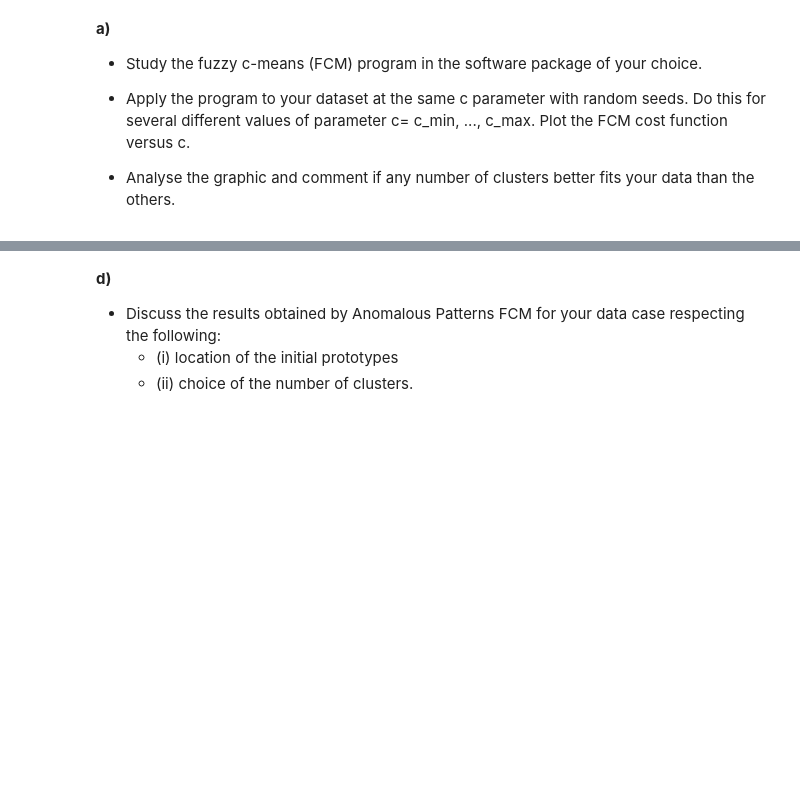
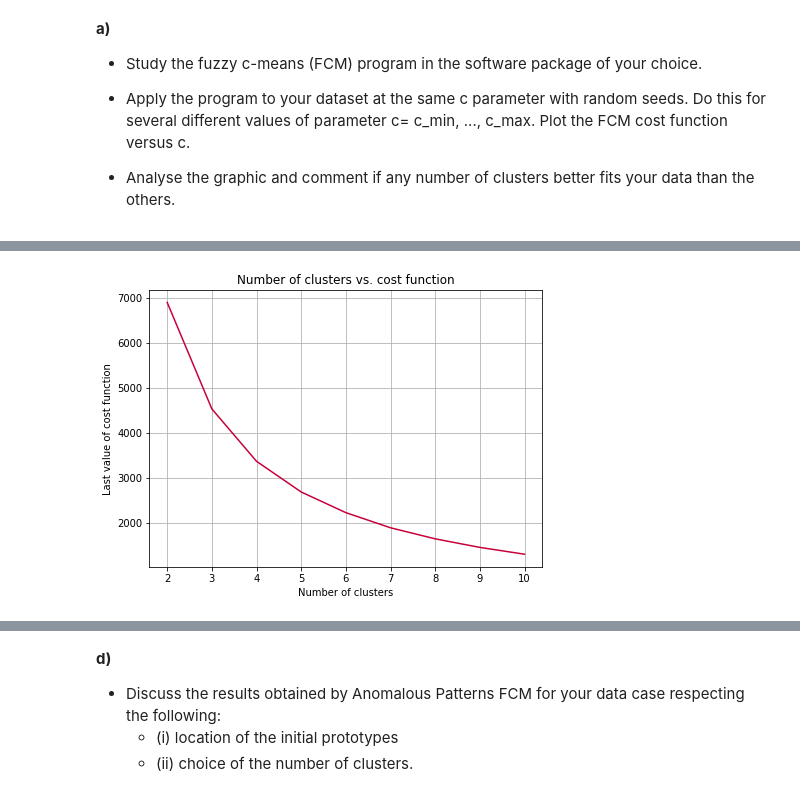
Before and after one commit to oranium/datamining, a Jupyter notebook: PAD_Project_SVD.ipynb, the cells around one changed output, grey strips where cells are left out. Drawn from its saved outputs; the diff is of its cells as text; code cells hidden in the pictures; blank space fills up the shorter version.

```diff
--- a/PAD_Project_SVD.ipynb
+++ b/PAD_Project_SVD.ipynb
@@ -583,0 +583,78 @@ def anomalous_cluster(threshold):
+# %%
+import skfuzzy as fuzz
+colors_cluster = ['orange', 'm', 'k', 'Brown', 'c','g', 'y', 'ForestGreen']
+colors_center = ['b','g', 'c', 'm', 'y', 'k']
+shapes = ['s', 'x', '^', 'o', 's', 'p', 'v']
+fig1, axes1 = plt.subplots(3,3, figsize=(10,10), subplot_kw=dict(projection='3d'))
+# whole dataset for clustering
+alldata = init_data()
+# data result from PCA for visualization
+visdata = init_data('airpca')
+
+# vertically stack all of the data points in our set for the scikit library
+alldata = np.vstack(alldata.iloc[:,n] for n in range(alldata.shape[1]))
+
+# fuzzy partitioning coefficient list
+fpcs = []
+cluster_memberships = []
+partitions = []
+cost = [[] for center in range(9)]
+all_centers = []
+
+# iterate over axes in figure  to plot different amounts of clusters
+for ncenters, ax in enumerate(axes1.reshape(-1), 2):
+    # cluster 3 times with random initialization and different seeds to ensure comparability between runs of the notebook
+    centers, u, u0, d, jm, p, fpc = fuzz.cluster.cmeans(
+        alldata, c=ncenters, m=2, error=0.005, maxiter=100, init=None, seed=1)
+    cost[ncenters-2].append(jm[-1])
+
+    centers, u, u0, d, jm, p, fpc = fuzz.cluster.cmeans(
+        alldata, c=ncenters, m=2, error=0.005, maxiter=100, init=None, seed=42)
+    cost[ncenters-2].append(jm[-1])
+
+    centers, u, u0, d, jm, p, fpc = fuzz.cluster.cmeans(
+        alldata, c=ncenters, m=2, error=0.005, maxiter=100, init=None, seed=1301)
+    cost[ncenters-2].append(jm[-1])
+
+    #store fpc values, partitions and centers for later
+    fpcs.append(fpc)
+    partitions.append(u)
+    all_centers.append(centers)
+
+    #plot assigned clusters, for each data point in set
+    cluster_membership = np.argmax(u, axis=0)
+    cluster_memberships.append(cluster_membership)
+    for j in range(ncenters):
+        ax.plot(visdata.iloc[:,0][cluster_membership==j],
+                visdata.iloc[:,1][cluster_membership==j],
+                visdata.iloc[:,2][cluster_membership==j],
+               '.', color=colors_cluster[j%len(colors_cluster)])
+
+    #mark center of each cluster
+    i=0
+    for pt in centers:
+        ax.plot([pt[0]],pt[1],pt[2],
+                'rs', mec='k')
+        i += 1
+
+    ax.set_title('Random initalization with\n{} clusters'.format(ncenters))
+
+fig1.tight_layout()
+fig1.savefig('random_clusters.png')
+
+# print the last cost function value for each run.
+for costs in cost:
+    print(costs)
+
+ax_cost = plt.subplot()
+ax_cost.plot(range(2,9+2), np.array(cost)[:,0])
+ax_cost.set_xlabel('Number of clusters')
+ax_cost.set_ylabel('Last value of cost function')
+ax_cost.set_title('Number of clusters vs. cost function')
+fig1.tight_layout()
+# default figsize
+fig1.set_size_inches((6.4,4.8))
+ax_cost.grid()
+fig1.tight_layout()
+fig1.savefig('cost_fcm.png')
+# %% [output]
@@ -583,0 +670 @@ def anomalous_cluster(threshold):
+[figure, added]
```
Also changed, not shown: parts of 27 cells of this notebook, 2 other files.
